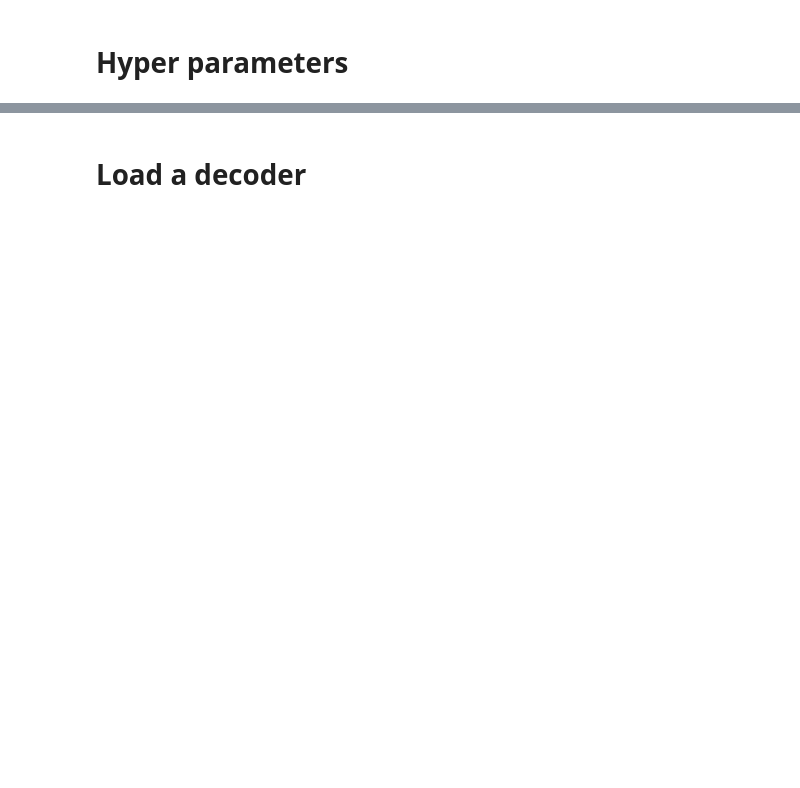
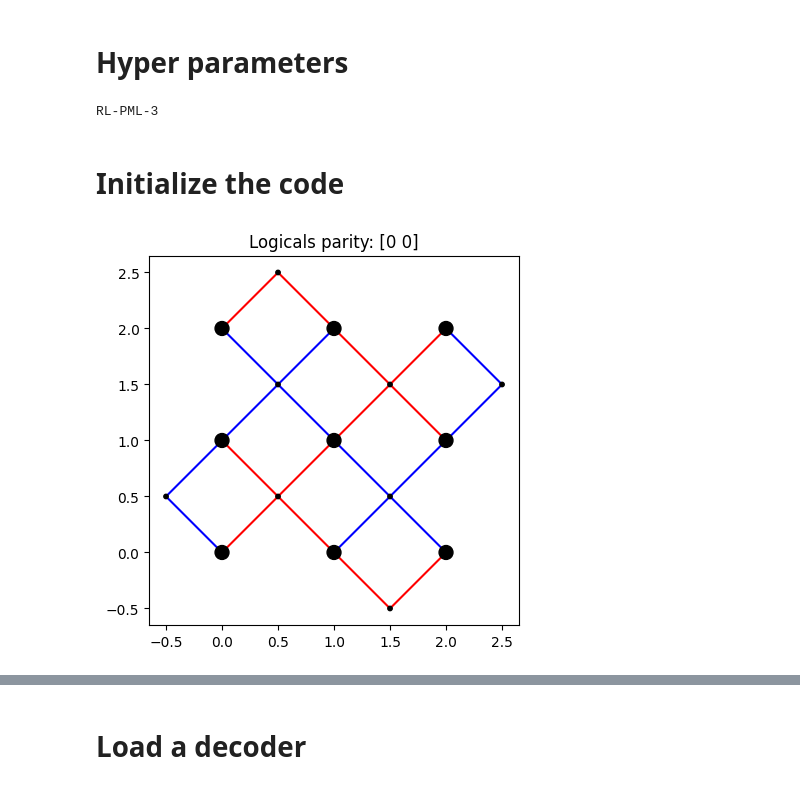
Before and after one commit to JuliusRye/QEC, a Jupyter notebook: Modules/reinforcement_learning_deformation_search.ipynb, the cells around one changed output, grey strips where cells are left out. Saved outputs shown, nothing was run; the diff lists cells and outputs as text; code cells hidden in the pictures; blank space fills up the shorter version.

```diff
--- a/Modules/reinforcement_learning_deformation_search.ipynb
+++ b/Modules/reinforcement_learning_deformation_search.ipynb
@@ -40,0 +24,39 @@ ESTIMATION_SHOTS = 500_000
+# %%
+TRAINING_BATCHES = 500
+
+CODE_DISTANCE = 3
+
+INIT_LEARNING_RATE = 0
+LEARNING_RATE = 1E-3
+WARMUP_STEPS = 0
+TRANSITION_STEP = 100
+DECAY_RATE = 0.95
+
+SEED = 362
+
+ENVIRONMENT_TYPE = "PML" # PML, Lookup, CNN-noiseless or CNN
+AGENT_CONV_LAYERS = [(4,3,1,1), (3,3,1,1), (4,3,1,1), (6,3,1,1)]
+
+# Training baches are low enough to all be stored in the buffer
+BUFFER_SIZE = TRAINING_BATCHES
+BATCH_SIZE = 32
+
+DISCOUNT_FACTOR = .8
+
+ESTIMATION_SHOTS = 500_000
+# %%
+save_data = True
+
+NAME = f"RL-{ENVIRONMENT_TYPE}-{CODE_DISTANCE}"
+
+print(NAME)
+# %% [output]
+RL-PML-3
+# %% [markdown]
+# Initialize the code
+# %%
+code = SurfaceCode(CODE_DISTANCE)
+parity_info = code.deformation_parity_info(jnp.zeros(code.num_data_qubits, dtype=jnp.int32))
+code.show(parity_info)
+# %% [output]
+[figure, added]
```
Also changed, not shown: parts of 18 cells of this notebook, 11 other files.
